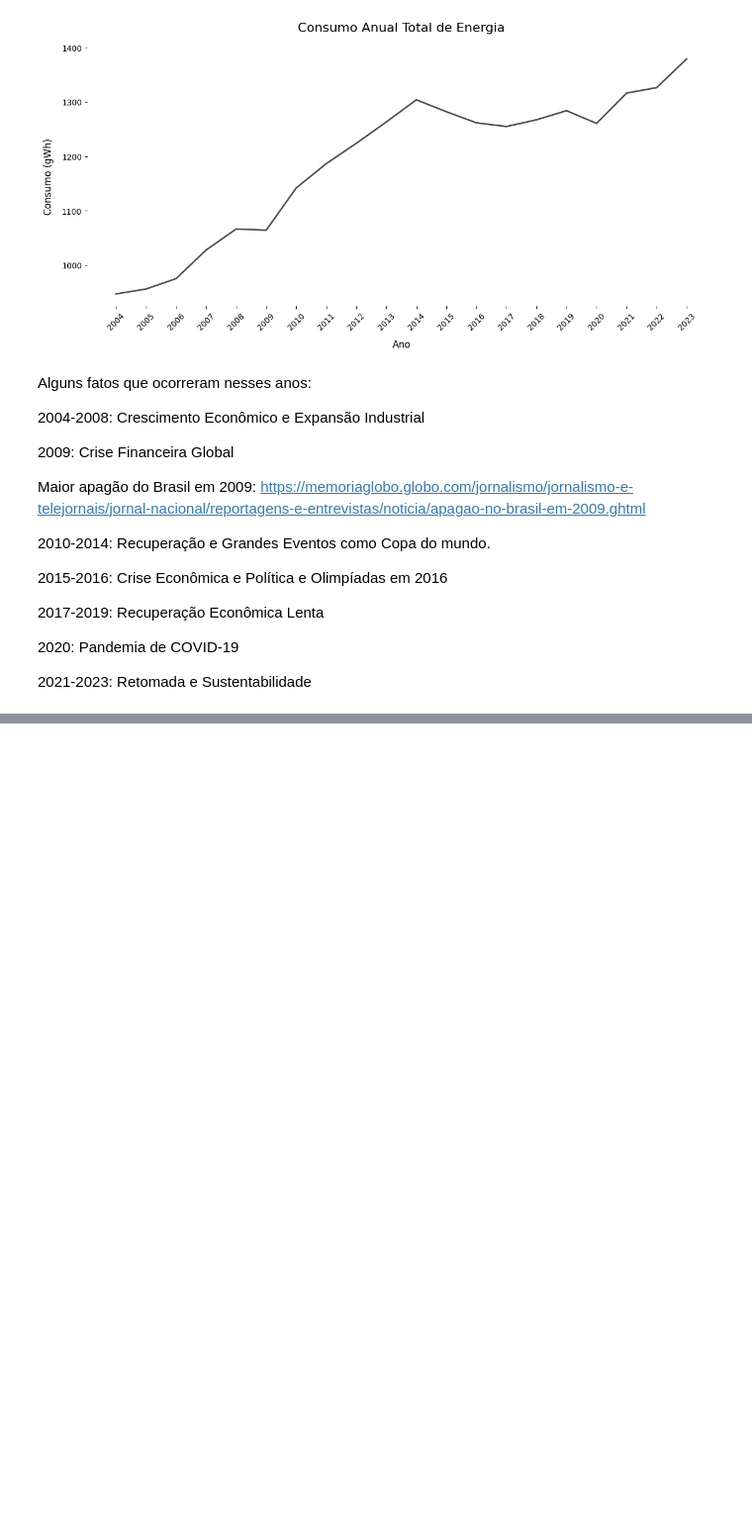
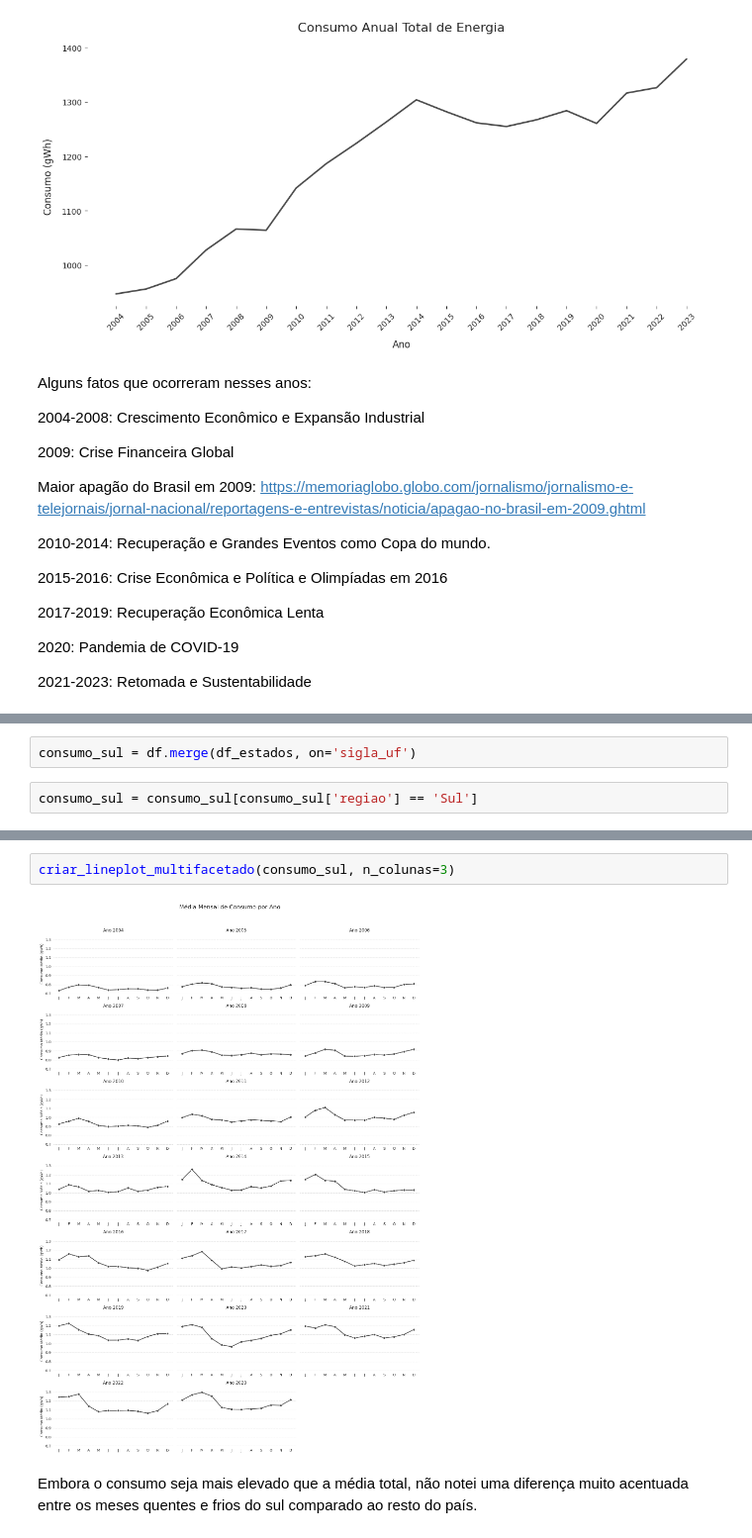
Before and after one commit to jorgelzsilva/projeto_consumo_energia, a Jupyter notebook: notebooks/desafio_final_jorge.ipynb, the cells around one changed output, grey strips where cells are left out. Shown at 99% size. Saved outputs shown, nothing was run; the diff lists cells and outputs as text; blank space fills up the shorter version.

```diff
--- a/notebooks/desafio_final_jorge.ipynb
+++ b/notebooks/desafio_final_jorge.ipynb
@@ -526,0 +641,4 @@ Maior apagão do Brasil em 2009: https://memoriaglobo.globo.com/jornalismo/jorna
+# %%
+consumo_sul = df.merge(df_estados, on='sigla_uf')
+# %%
+consumo_sul = consumo_sul[consumo_sul['regiao'] == 'Sul']
@@ -526,0 +661,6 @@ Maior apagão do Brasil em 2009: https://memoriaglobo.globo.com/jornalismo/jorna
+# %%
+criar_lineplot_multifacetado(consumo_sul, n_colunas=3)
+# %% [output]
+[figure, added]
+# %% [markdown]
+Embora o consumo seja mais elevado que a média total, não notei uma diferença muito acentuada entre os meses quentes e frios do sul comparado ao resto do país.
```
Also changed, not shown: parts of 15 cells of this notebook, 6 other files.
